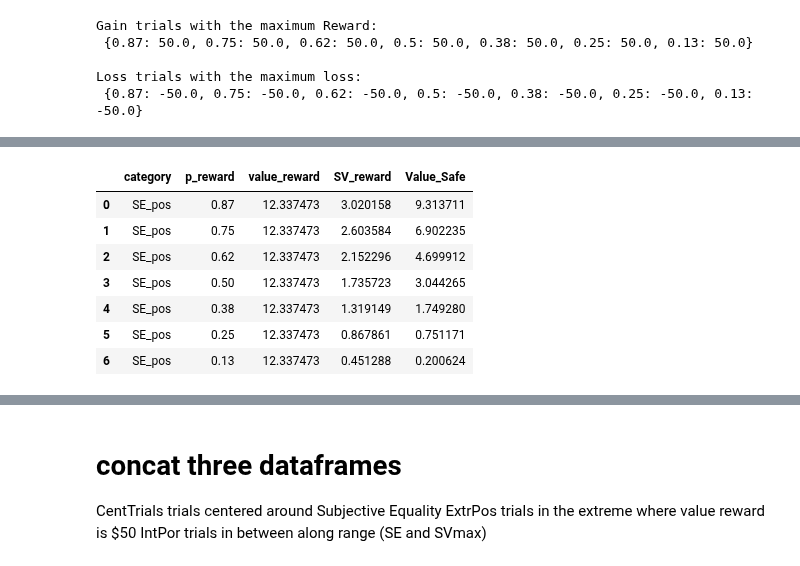
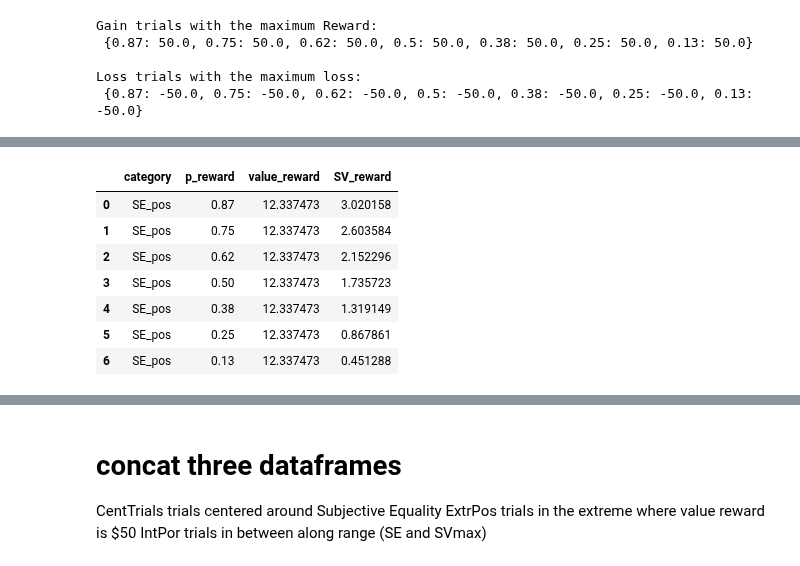
Before and after one commit to CDN-Lab/Adaptive_Choicesets, a Jupyter notebook: symmetrical_choice_set.ipynb, the cells around one changed output, grey strips where cells are left out. Cells and saved outputs as stored; diff of their text form; code cells hidden in the pictures.

```diff
--- a/symmetrical_choice_set.ipynb
+++ b/symmetrical_choice_set.ipynb
@@ -157,20 +157,31 @@ def get_extr_df(extr_dict,trials='gains'):
     Extr_df['category'] = category
     return Extr_df
 
-def append_SV(df,alpha,beta,trials='gains'):
+def append_SVreward(df,alpha,beta,trials='gains'):
     Amp = 1.0
     if trials == 'losses':
         Amp = -1.0
     df['SV_reward'] = (df['p_reward'] - beta*A/2)*Amp*(abs(df['value_reward']))**alpha
+    return df
+
+
+def append_Vsafe(df,alpha,beta,trials='gains'):
+    Amp = 1.0
+    if trials == 'losses':
+        Amp = -1.0
     df['SV_New_Safe'] = 0.5*df['SV_reward']
     df['value_lott_SE'] = Amp*(abs(df['SV_New_Safe']) / (df['p_reward']-beta*A/2)) ** (1 / alpha)
-    df['value_safe_SE'] = Amp*(abs(df['SV_New_Safe'])) ** (1 / alpha)
+    df['value_safe'] = Amp*(abs(df['SV_New_Safe'])) ** (1 / alpha)
     return df
 
 df_pos = get_extr_df(extrpos)
 df_neg = get_extr_df(extrneg,trials='losses')
 
-df_pos = append_SV(df_pos,alpha_pos,beta_pos)
-df_neg = append_SV(df_neg,alpha_neg,beta_neg,trials='losses')
+df_pos = append_SVreward(df_pos,alpha_pos,beta_pos)
+df_neg = append_SVreward(df_neg,alpha_neg,beta_neg,trials='losses')
+
+df_pos = append_Vsafe(df_pos,alpha_pos,beta_pos)
+df_neg = append_Vsafe(df_neg,alpha_neg,beta_neg,trials='losses')
+#df_neg['Value_Safe'] = -5.0
 df_neg
 # %% [output]
@@ -182,6 +193,3 @@ df_neg
 | 4 | Extr_neg | 0.38 | -50.0 | -2.689920 | -1.344960 | -12.509602 | -1.808324 |
 | 5 | Extr_neg | 0.25 | -50.0 | -1.769684 | -0.884842 | -12.509602 | -0.783052 |
 | 6 | Extr_neg | 0.13 | -50.0 | -0.920236 | -0.460118 | -12.509602 | -0.211891 |
-# %%
-df_pos['Value_Safe'] = 5.0
-df_pos
@@ -197,17 +219,17 @@ df_pos
 # %%
 df_SE_pos = df_pos[['category','p_reward','value_lott_SE']].copy()
 df_SE_pos['category'] = 'SE_pos'
 df_SE_pos = df_SE_pos.rename(columns={'value_lott_SE':'value_reward'})
-df_SE_pos = append_SV(df_SE_pos,alpha_pos,beta_pos)
-df_SE_pos['Value_Safe'] = df_pos['value_safe_SE']
-df_SE_pos = df_SE_pos.drop(columns=['value_safe_SE','SV_New_Safe','value_lott_SE'])
+df_SE_pos = append_SVreward(df_SE_pos,alpha_pos,beta_pos)
+#df_SE_pos['value_safe'] = df_pos['value_safe_SE']
+#df_SE_pos = df_SE_pos.drop(columns=['SV_New_Safe','value_lott_SE'])
 df_SE_pos
 # %% [output]
-|  | category | p_reward | value_reward | SV_reward | Value_Safe |
-| 0 | SE_pos | 0.87 | 12.337473 | 3.020158 | 9.313711 |
-| 1 | SE_pos | 0.75 | 12.337473 | 2.603584 | 6.902235 |
-| 2 | SE_pos | 0.62 | 12.337473 | 2.152296 | 4.699912 |
-| 3 | SE_pos | 0.50 | 12.337473 | 1.735723 | 3.044265 |
-| 4 | SE_pos | 0.38 | 12.337473 | 1.319149 | 1.749280 |
-| 5 | SE_pos | 0.25 | 12.337473 | 0.867861 | 0.751171 |
-| 6 | SE_pos | 0.13 | 12.337473 | 0.451288 | 0.200624 |
+|  | category | p_reward | value_reward | SV_reward |
+| 0 | SE_pos | 0.87 | 12.337473 | 3.020158 |
+| 1 | SE_pos | 0.75 | 12.337473 | 2.603584 |
+| 2 | SE_pos | 0.62 | 12.337473 | 2.152296 |
+| 3 | SE_pos | 0.50 | 12.337473 | 1.735723 |
+| 4 | SE_pos | 0.38 | 12.337473 | 1.319149 |
+| 5 | SE_pos | 0.25 | 12.337473 | 0.867861 |
+| 6 | SE_pos | 0.13 | 12.337473 | 0.451288 |
```
Also changed, not shown: parts of 26 cells of this notebook.
